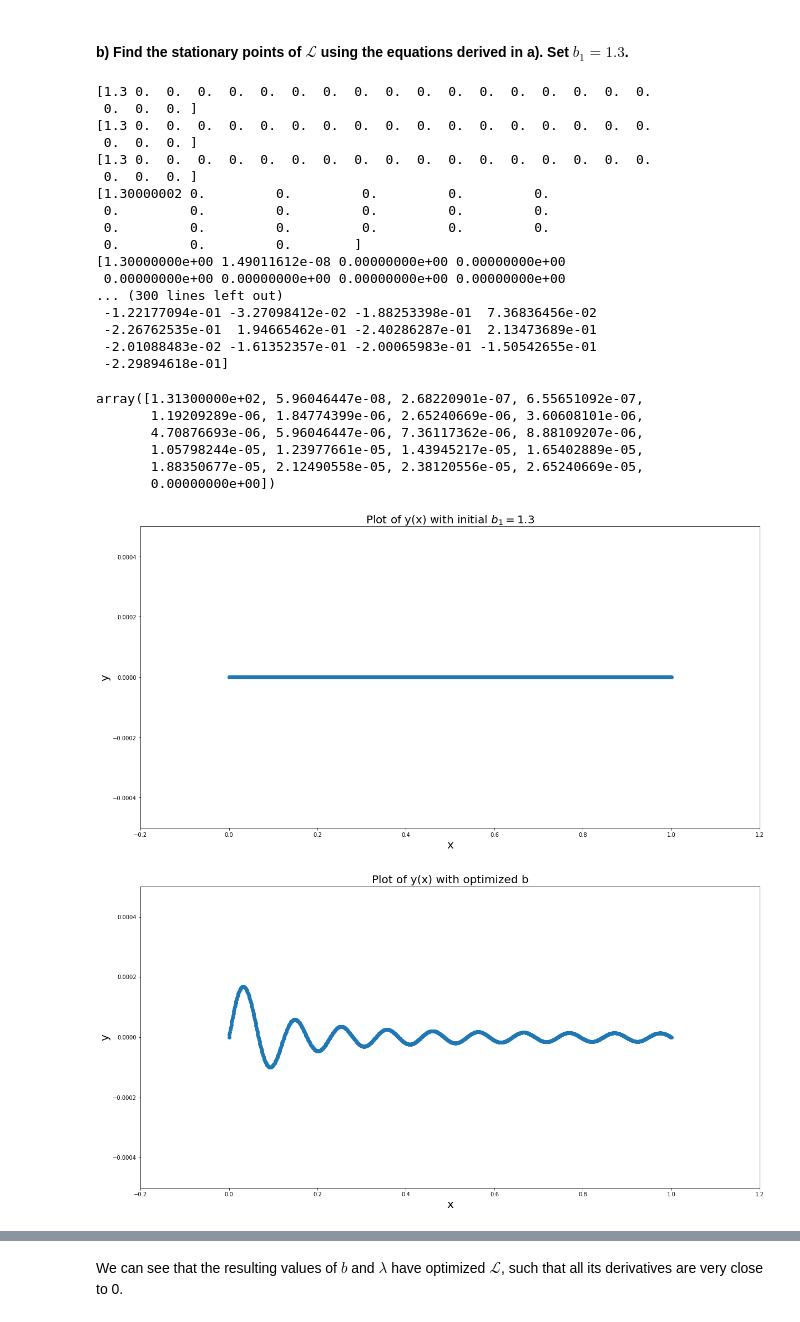
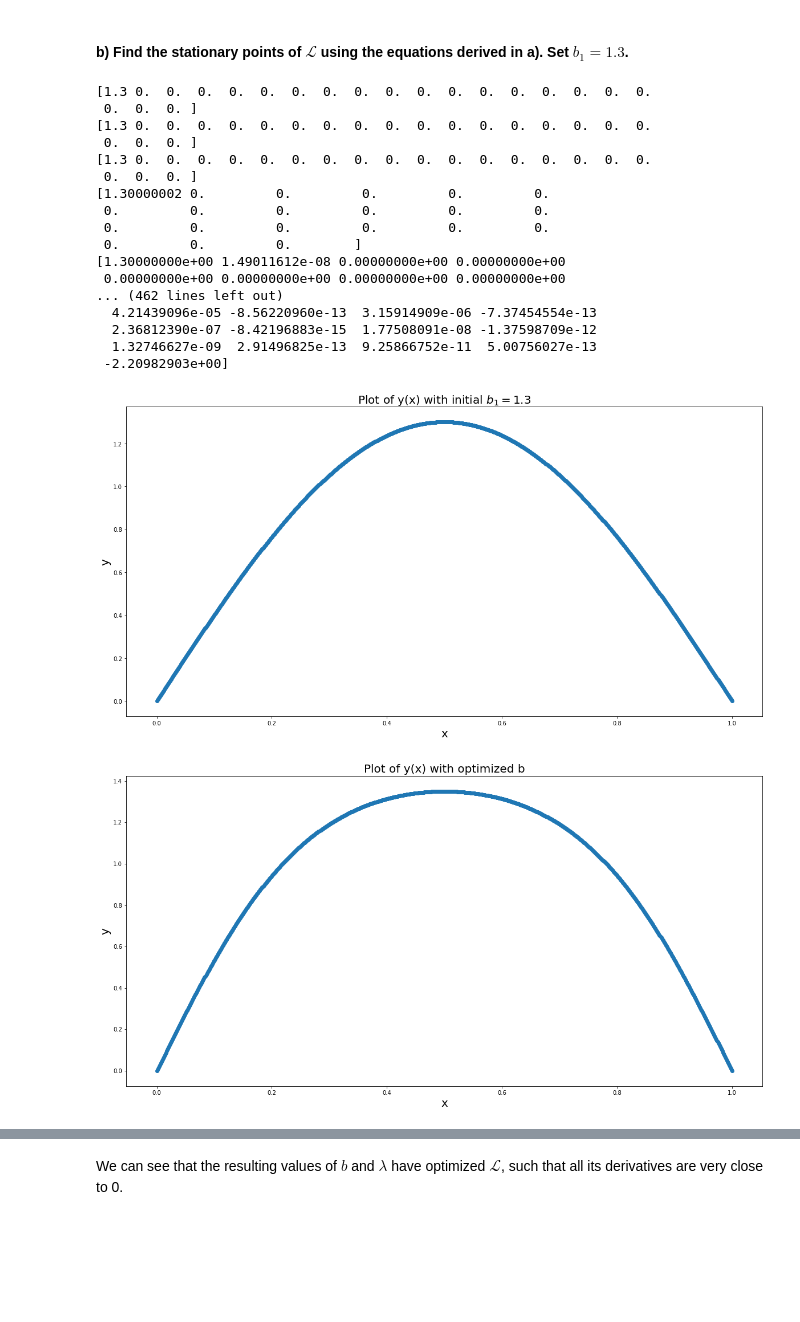
Before and after one commit to jonathanGB/am205, a Jupyter notebook: 5/AM205_HW5.ipynb, the cells around one changed output, grey strips where cells are left out. Saved outputs shown, nothing was run; the diff lists cells and outputs as text; code cells hidden in the pictures; blank space fills up the shorter version.

```diff
--- a/5/AM205_HW5.ipynb
+++ b/5/AM205_HW5.ipynb
@@ -303,7 +303,7 @@ def solve_jump_rope(b):
     omega = L = rho = 1
     N = 20
     lam = b[-1]
-    phi = lambda k, x: k * np.cos(np.pi * k * x / L)
+    phi = lambda k, x: (k+1) * np.cos(np.pi * (k+1) * x / L)
 
     def integrate_trapz(f, a=0, b=L, n=251):
         xs = np.linspace(a, b, n)
@@ -325,9 +325,9 @@ def solve_jump_rope(b):
         res = 0.0
 
         for k in range(N):
-            res += b[k] * np.sin(np.pi * k * x / L)
+            res += b[k] * np.sin(np.pi * (k+1) * x / L)
 
-        return 2.0 * np.sin(np.pi * r * x / L) * res
+        return 2.0 * np.sin(np.pi * (r+1) * x / L) * res
 
     def sqrt_dy_dx_2(x):
         return np.sqrt(1 + dy_dx_2(x))
@@ -348,13 +348,13 @@ def solve_jump_rope(b):
 
         for i in range(N):
             for j in range(N):
-                res += b[i] * b[j] * np.sin(np.pi * i * x / L) * np.sin(np.pi * j * x / L)
+                res += b[i] * b[j] * np.sin(np.pi * (i+1) * x / L) * np.sin(np.pi * (j+1) * x / L)
 
         return res
 
     def grad_L(r):
         def integrand(x):
-            first_term = 0 if r == 0 else rho * omega**2 * part_y_2(x, r) * sqrt_dy_dx_2(x)
+            first_term = rho * omega**2 * part_y_2(x, r) * sqrt_dy_dx_2(x)
             second_term = (rho * omega**2 * y_2(x) + lam) * part_sqrt_dy_dx_2(x, r)
 
             return first_term + second_term
@@ -369,7 +369,7 @@ def solve_jump_rope(b):
 
 b_lambda = np.zeros(21)
 b_lambda[0] = 1.3
-fsolve(solve_jump_rope, b_lambda)
+result_y1 = fsolve(solve_jump_rope, b_lambda)
 # %% [output]
 [1.3 0.  0.  0.  0.  0.  0.  0.  0.  0.  0.  0.  0.  0.  0.  0.  0.  0.
  0.  0.  0. ]
@@ -383,45 +383,31 @@ fsolve(solve_jump_rope, b_lambda)
  0.         0.         0.        ]
 [1.30000000e+00 1.49011612e-08 0.00000000e+00 0.00000000e+00
  0.00000000e+00 0.00000000e+00 0.00000000e+00 0.00000000e+00
-... (300 lines left out)
- -1.22177094e-01 -3.27098412e-02 -1.88253398e-01  7.36836456e-02
- -2.26762535e-01  1.94665462e-01 -2.40286287e-01  2.13473689e-01
- -2.01088483e-02 -1.61352357e-01 -2.00065983e-01 -1.50542655e-01
- -2.29894618e-01]
+... (462 lines left out)
+  4.21439096e-05 -8.56220960e-13  3.15914909e-06 -7.37454554e-13
+  2.36812390e-07 -8.42196883e-15  1.77508091e-08 -1.37598709e-12
+  1.32746627e-09  2.91496825e-13  9.25866752e-11  5.00756027e-13
+ -2.20982903e+00]
-array([1.31300000e+02, 5.96046447e-08, 2.68220901e-07, 6.55651092e-07,
-       1.19209289e-06, 1.84774399e-06, 2.65240669e-06, 3.60608101e-06,
-       4.70876693e-06, 5.96046447e-06, 7.36117362e-06, 8.88109207e-06,
-       1.05798244e-05, 1.23977661e-05, 1.43945217e-05, 1.65402889e-05,
-       1.88350677e-05, 2.12490558e-05, 2.38120556e-05, 2.65240669e-05,
-       0.00000000e+00])
 # %%
-b_13 = [1.31300000e+02, 5.96046447e-08, 2.68220901e-07, 6.55651092e-07,
-       1.19209289e-06, 1.84774399e-06, 2.65240669e-06, 3.60608101e-06,
-       4.70876693e-06, 5.96046447e-06, 7.36117362e-06, 8.88109207e-06,
-       1.05798244e-05, 1.23977661e-05, 1.43945217e-05, 1.65402889e-05,
-       1.88350677e-05, 2.12490558e-05, 2.38120556e-05, 2.65240669e-05,
-       0.00000000e+00]
-
 def y(x, b):
     res = 0
 
     for k in range(20):
-        res += b[k] * np.sin(np.pi * k * x / L)
+        res += b[k] * np.sin(np.pi * (k+1) * x / L)
 
     return res
 
-def plot_y(b, title, axis):
+def plot_y(b, title):
     xs = np.linspace(0, 1, 1000)
 
     plt.figure(figsize=(20,10))
     plt.title(title, fontsize=20)
     plt.scatter(xs, [y(x, b) for x in xs])
-    plt.axis(axis)
     plt.xlabel("x", fontsize=20)
     plt.ylabel("y", fontsize=20)
 # %%
-plot_y(b_lambda, r"Plot of y(x) with initial $b_1 = 1.3$", [-0.2, 1.2, -0.0005, 0.0005])
-plot_y(b_13, "Plot of y(x) with optimized b", [-0.2, 1.2, -0.0005, 0.0005])
+plot_y(b_lambda, r"Plot of y(x) with initial $b_1 = 1.3$")
+plot_y(result_y1, "Plot of y(x) with optimized b")
 # %% [output]
-[figure, old version]
+[figure, new version]
-[figure, old version]
+[figure, new version]
```
Also changed, not shown: parts of 20 cells of this notebook.
